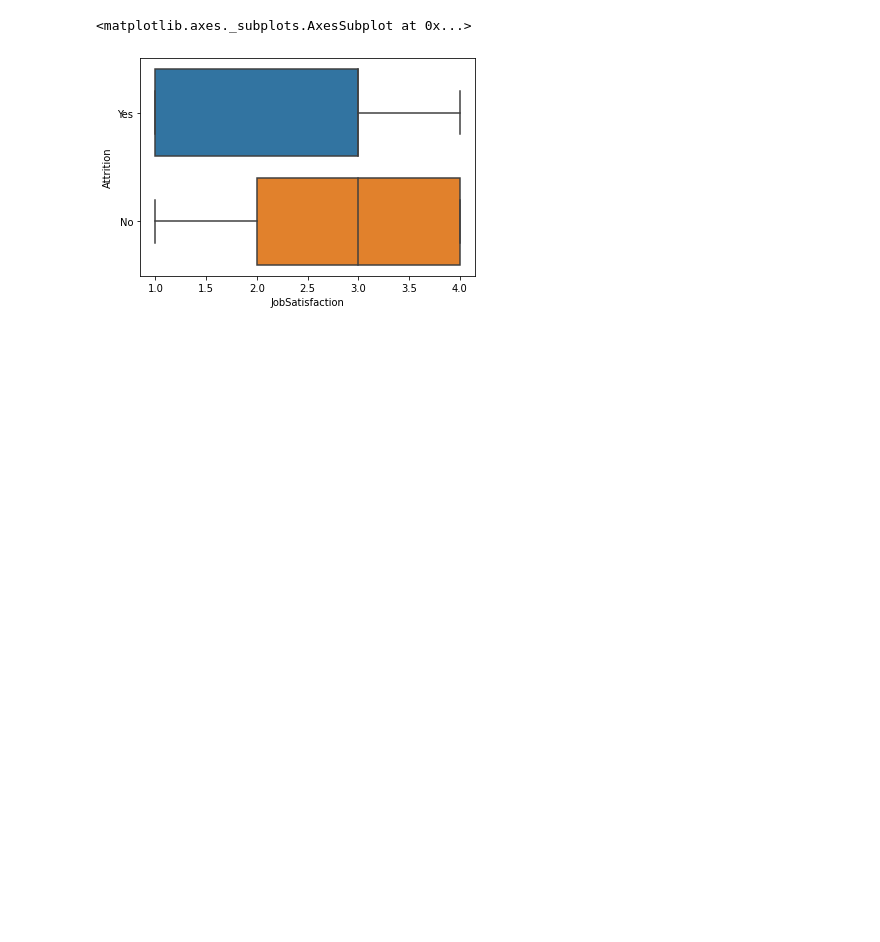
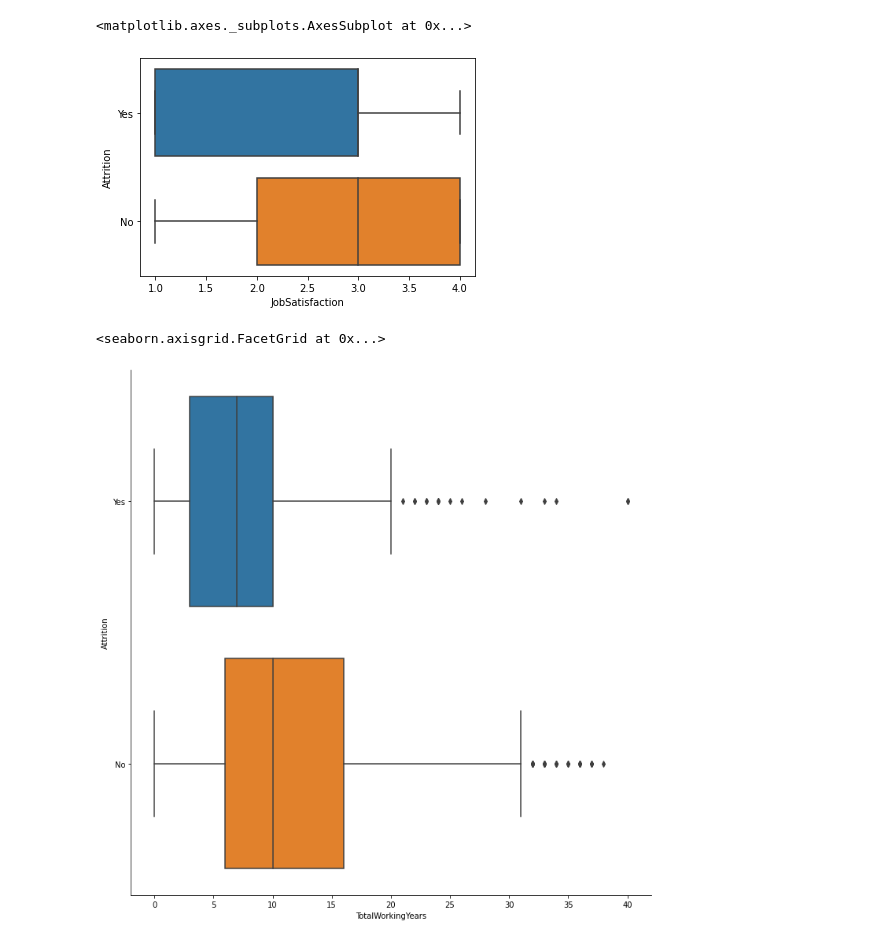
Before and after one commit to pereira-tony/td1-nosql-m1-web, a Jupyter notebook: Exercices/DataVis/Exercice_partie_3.ipynb, the cells around one changed output. Saved outputs shown, nothing was run; the diff lists cells and outputs as text; code cells hidden in the pictures; blank space fills up the shorter version.

Commit message:
Exercice partie 3 - done

```diff
--- a/Exercices/DataVis/Exercice_partie_3.ipynb
+++ b/Exercices/DataVis/Exercice_partie_3.ipynb
@@ -40,3 +38,10 @@ sb.boxplot(x="JobSatisfaction", y="Attrition", data=data)
 # %% [output]
 <matplotlib.axes._subplots.AxesSubplot at 0x...>
 [figure]
+# %%
+# Exercice 4
+
+sb.catplot(x="TotalWorkingYears", y="Attrition", data =data, kind= "box", height=10)
+# %% [output]
+<seaborn.axisgrid.FacetGrid at 0x...>
+[figure, added]
```
Also changed, not shown: parts of 9 cells of this notebook.
